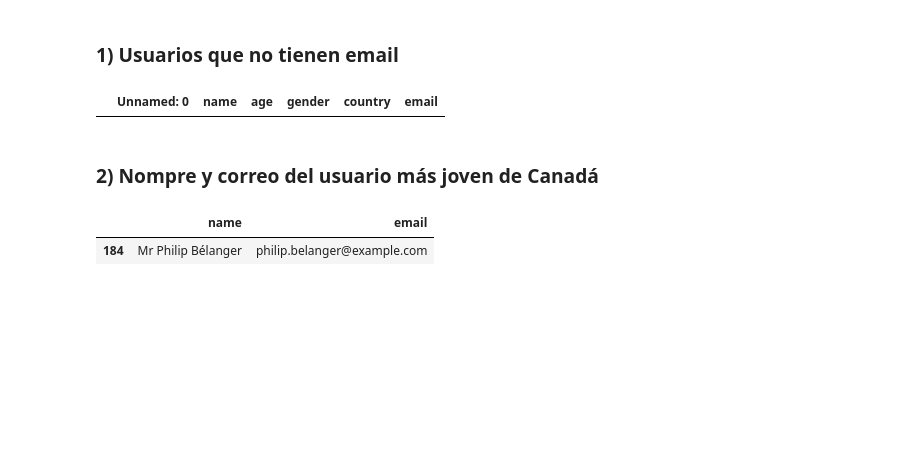
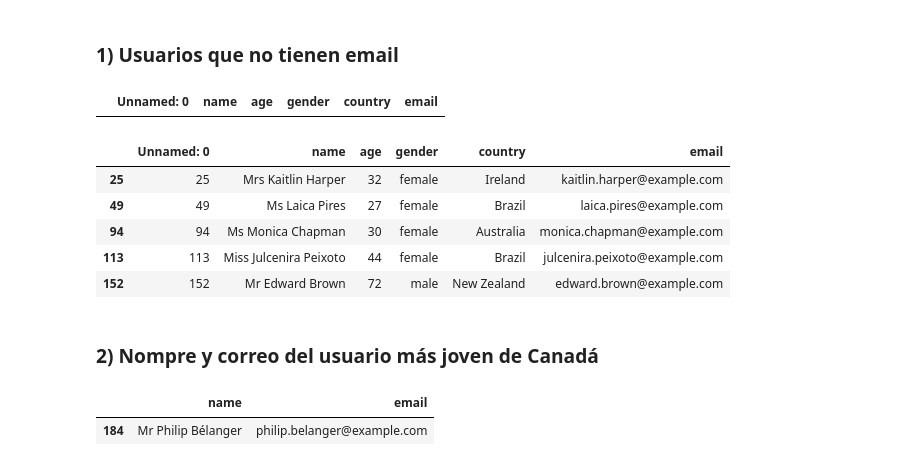
Before and after one commit to dchaconoca/bc-data-science, a Jupyter notebook: Numpy y Pandas/Ejercicios_numpy_pandas.ipynb, the cells around one changed output. Saved outputs shown, nothing was run; the diff lists cells and outputs as text; code cells hidden in the pictures; blank space fills up the shorter version.

```diff
--- a/Numpy y Pandas/Ejercicios_numpy_pandas.ipynb
+++ b/Numpy y Pandas/Ejercicios_numpy_pandas.ipynb
@@ -36,6 +36,26 @@ sin_email = df[df['email'].isna()]
 sin_email
 # %% [output]
 |  | Unnamed: 0 | name | age | gender | country | email |
+# %%
+import random
+import numpy as np
+
+lista = df.index.tolist()
+
+lista = random.choices(lista, k=5)
+
+sin_email = df.index.isin(lista)
+
+df_sin_email = df[sin_email]
+
+df_sin_email
+# %% [output]
+|  | Unnamed: 0 | name | age | gender | country | email |
+| 25 | 25 | Mrs Kaitlin Harper | 32 | female | Ireland | kaitlin.harper@example.com |
+| 49 | 49 | Ms Laica Pires | 27 | female | Brazil | laica.pires@example.com |
+| 94 | 94 | Ms Monica Chapman | 30 | female | Australia | monica.chapman@example.com |
+| 113 | 113 | Miss Julcenira Peixoto | 44 | female | Brazil | julcenira.peixoto@example.com |
+| 152 | 152 | Mr Edward Brown | 72 | male | New Zealand | edward.brown@example.com |
 # %% [markdown]
 ### 2) Nompre y correo del usuario más joven de Canadá
 # %%
```
Also changed, not shown: parts of 1 cell of this notebook.
